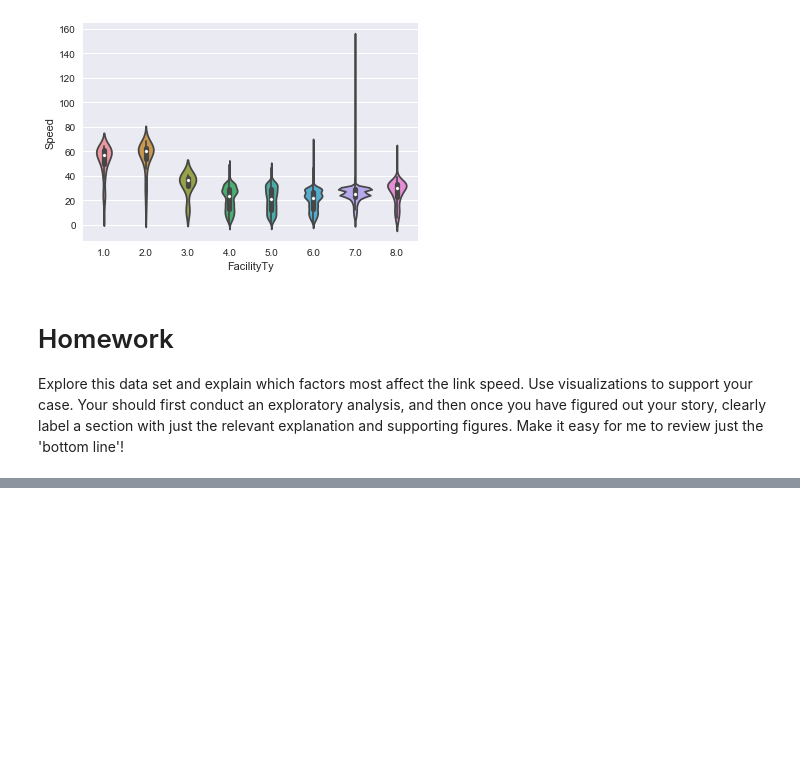
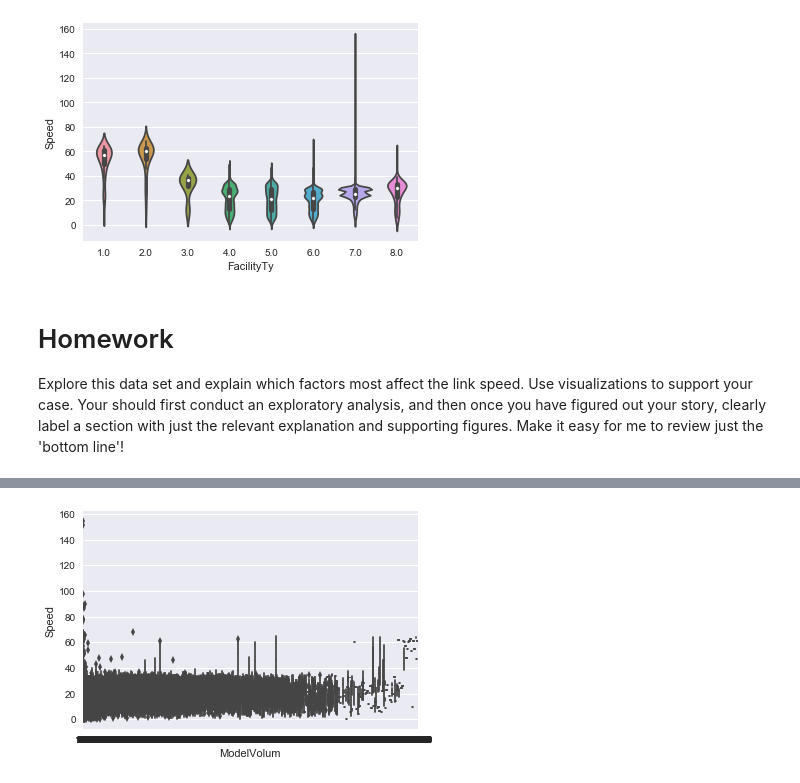
Before and after one commit to jawadmhoque/ce599, a Jupyter notebook: 16-Data Viz 2/data-viz-2.ipynb, the cells around one changed output, grey strips where cells are left out. Cells and saved outputs as stored; diff of their text form; code cells hidden in the pictures; blank space fills up the shorter version.

```diff
--- a/16-Data Viz 2/data-viz-2.ipynb
+++ b/16-Data Viz 2/data-viz-2.ipynb
@@ -243,0 +293,4 @@ Explore this data set and explain which factors most affect the link speed.  Use
+# %%
+sns.boxplot(x='ModelVolum',y='Speed',data=net);
+# %% [output]
+[figure, added]
```
Also changed, not shown: parts of 14 cells of this notebook.
